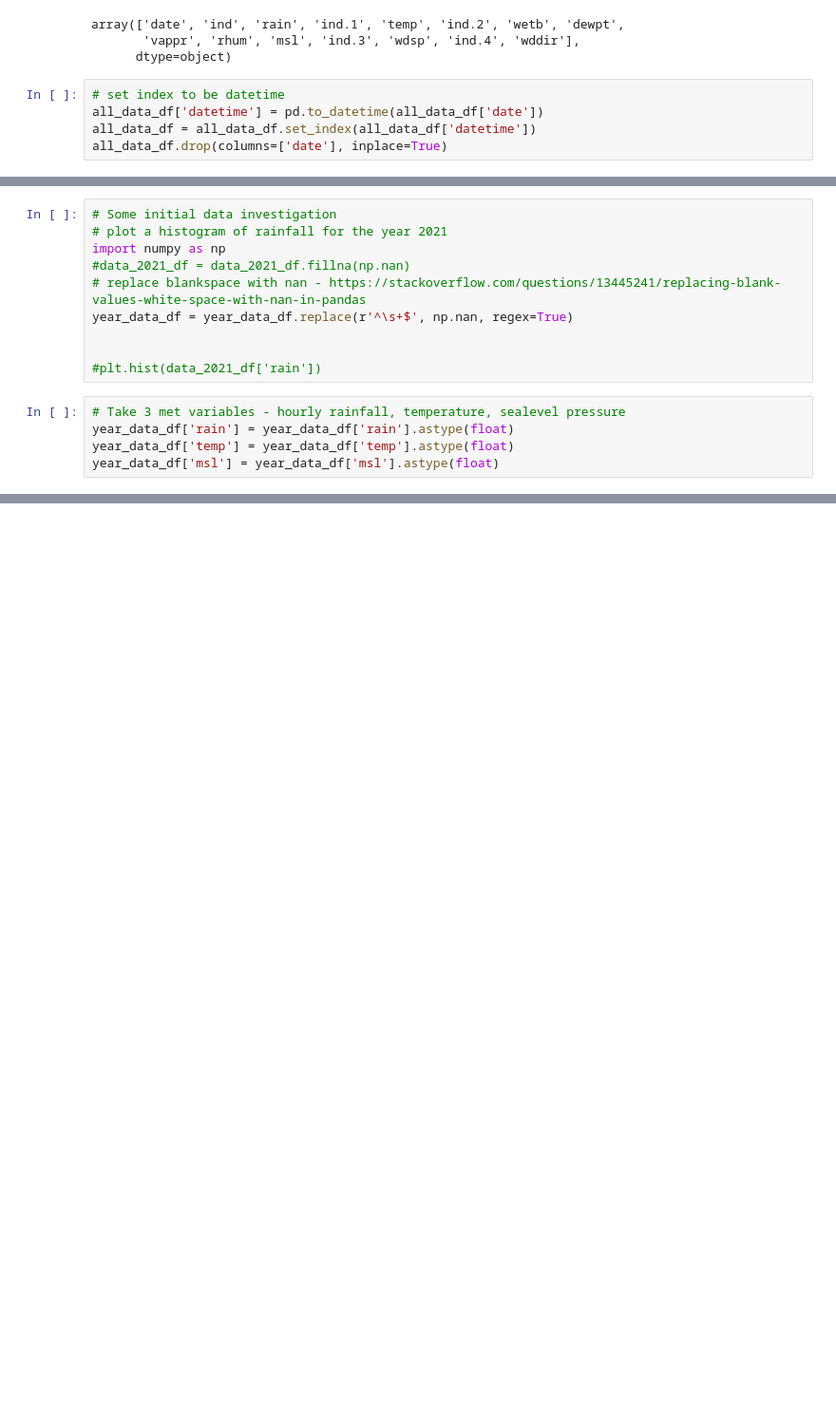
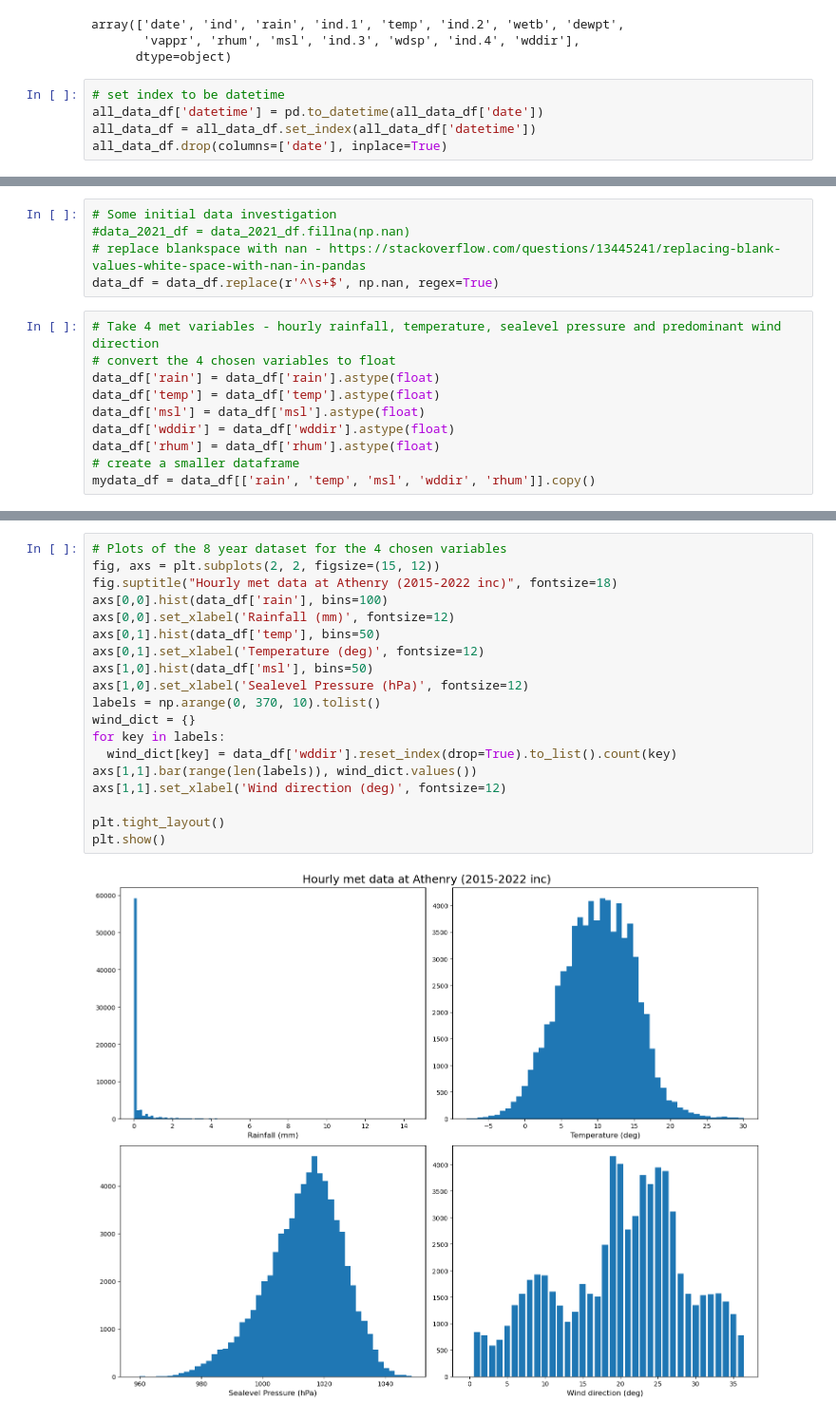
Before and after one commit to Eilis9/PfDA_Project1, a Jupyter notebook: met_athenry.ipynb, the cells around one changed output, grey strips where cells are left out. Shown: that part at 95% size. Cells and saved outputs as stored; diff of their text form; blank space fills up the shorter version.

Commit message:
plots and aggregation

```diff
--- a/met_athenry.ipynb
+++ b/met_athenry.ipynb
@@ -46,16 +49,16 @@ year_data_df
 70128 rows × 15 columns
 # %%
 # Some initial data investigation
-# plot a histogram of rainfall for the year 2021
-import numpy as np
 #data_2021_df = data_2021_df.fillna(np.nan)
 # replace blankspace with nan - https://stackoverflow.com/questions/13445241/replacing-blank-values-white-space-with-nan-in-pandas
-year_data_df = year_data_df.replace(r'^\s+$', np.nan, regex=True)
-
-
-#plt.hist(data_2021_df['rain'])
+data_df = data_df.replace(r'^\s+$', np.nan, regex=True)
 # %%
-# Take 3 met variables - hourly rainfall, temperature, sealevel pressure
-year_data_df['rain'] = year_data_df['rain'].astype(float)
-year_data_df['temp'] = year_data_df['temp'].astype(float)
-year_data_df['msl'] = year_data_df['msl'].astype(float)
+# Take 4 met variables - hourly rainfall, temperature, sealevel pressure and predominant wind direction
+# convert the 4 chosen variables to float
+data_df['rain'] = data_df['rain'].astype(float)
+data_df['temp'] = data_df['temp'].astype(float)
+data_df['msl'] = data_df['msl'].astype(float)
+data_df['wddir'] = data_df['wddir'].astype(float)
+data_df['rhum'] = data_df['rhum'].astype(float)
+# create a smaller dataframe
+mydata_df = data_df[['rain', 'temp', 'msl', 'wddir', 'rhum']].copy()
@@ -76,2 +68,23 @@ plt.show()
 - Histogram of temperature appears to be normally distributed.
 - Histogram of pressure similarly appears to be approximately normally distributed with a skew towards lower pressure - requires more research.
+# %%
+# Plots of the 8 year dataset for the 4 chosen variables
+fig, axs = plt.subplots(2, 2, figsize=(15, 12))
+fig.suptitle("Hourly met data at Athenry (2015-2022 inc)", fontsize=18)
+axs[0,0].hist(data_df['rain'], bins=100)
+axs[0,0].set_xlabel('Rainfall (mm)', fontsize=12)
+axs[0,1].hist(data_df['temp'], bins=50)
+axs[0,1].set_xlabel('Temperature (deg)', fontsize=12)
+axs[1,0].hist(data_df['msl'], bins=50)
+axs[1,0].set_xlabel('Sealevel Pressure (hPa)', fontsize=12)
+labels = np.arange(0, 370, 10).tolist()
+wind_dict = {}
+for key in labels:
+  wind_dict[key] = data_df['wddir'].reset_index(drop=True).to_list().count(key)
+axs[1,1].bar(range(len(labels)), wind_dict.values())
+axs[1,1].set_xlabel('Wind direction (deg)', fontsize=12)
+
+plt.tight_layout()
+plt.show()
+# %% [output]
+[figure, added]
```
Also changed, not shown: parts of 10 cells of this notebook.
